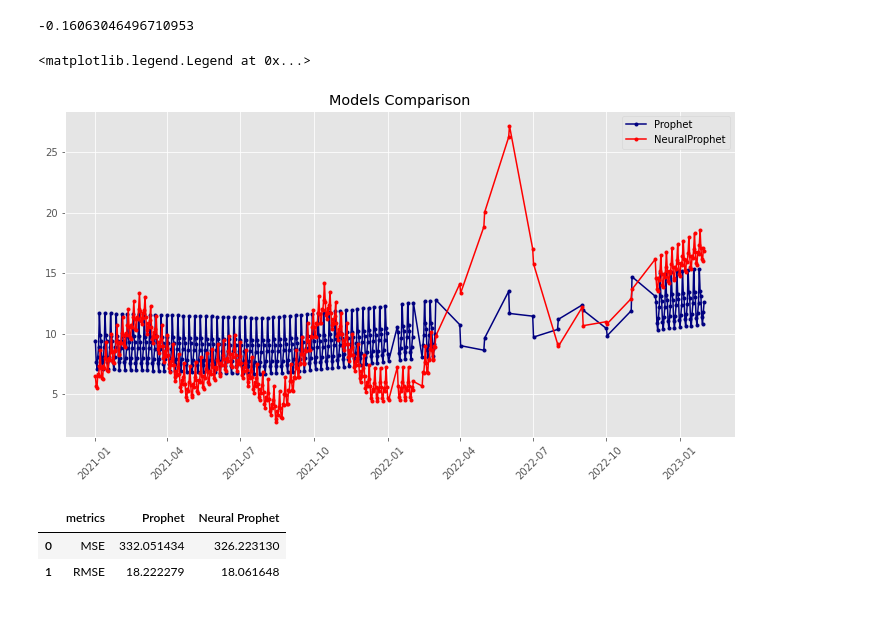
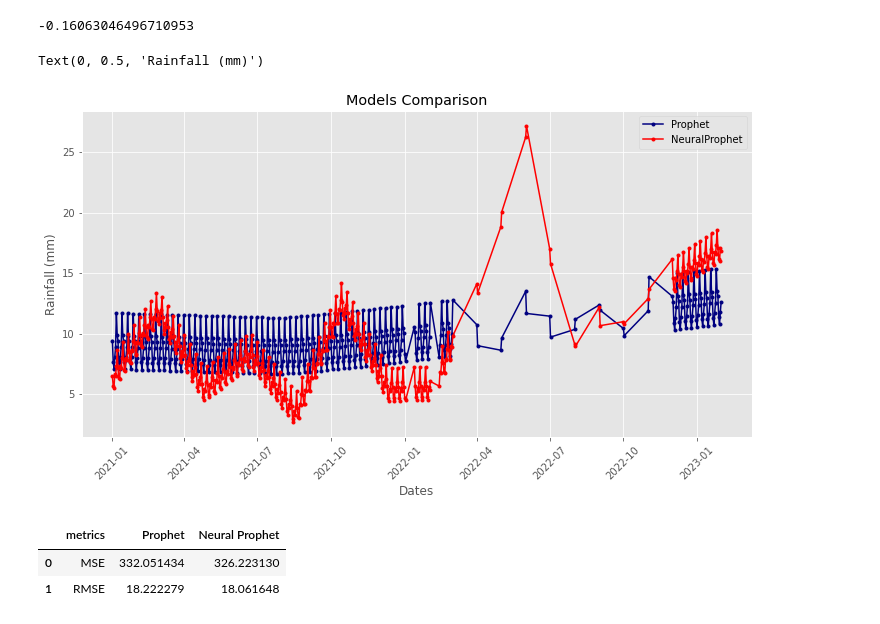
Before and after one commit to rayhanozzy/Rainfall-and-Water-Level-Forecasting, a Jupyter notebook: Code/prophet-vs-neuralprophet-rainfall-kemayoran.ipynb, the cells around one changed output. Drawn from its saved outputs; the diff is of its cells as text; code cells hidden in the pictures.

```diff
--- a/Code/prophet-vs-neuralprophet-rainfall-kemayoran.ipynb
+++ b/Code/prophet-vs-neuralprophet-rainfall-kemayoran.ipynb
@@ -130,3 +130,6 @@ df_km.head(10)
 | 7 | 08-01-2021 | 2.000000 |
 | 8 | 09-01-2021 | 14.400000 |
 | 9 | 10-01-2021 | 34.300000 |
+# %%
+df_km_time = df_km.set_index('Tanggal')
+df_km_time.head()
@@ -132,0 +144,10 @@ df_km.head(10)
+# %%
+#Plot of decompotition
+import statsmodels.api as sm
+from pylab import rcParams
+rcParams['figure.figsize'] = 11, 9
+decomposition = sm.tsa.seasonal_decompose(df_km_time,
+                                         model = 'additive',
+                                         period=60)
+fig = decomposition.plot()
+plt.show()
@@ -504,13 +558,15 @@ n_prophet_rmse - prophet_rmse
 # %%
 plt.figure(figsize=(12,6))
 plt.xticks(rotation=45)
 plt.title("Models Comparison")
 plt.plot(p_forecast['ds'], p_forecast['yhat'], marker='.', c='navy', label='Prophet')
 plt.plot(n_forecast['ds'], n_forecast['yhat1'], marker='.', c='red', label='NeuralProphet')
 plt.legend()
+plt.xlabel("Dates")
+plt.ylabel("Rainfall (mm)")
 # %% [output]
-<matplotlib.legend.Legend at 0x...>
+Text(0, 0.5, 'Rainfall (mm)')
-[figure, old version]
+[figure, new version]
 # %%
 pd.DataFrame({'metrics':['MSE','RMSE'],
               'Prophet ':[prophet_mse, prophet_rmse],
```
Also changed, not shown: parts of 9 cells of this notebook, 7 other files.
